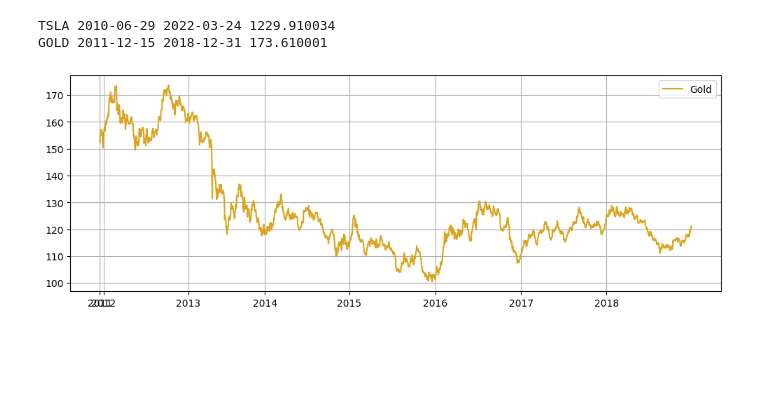
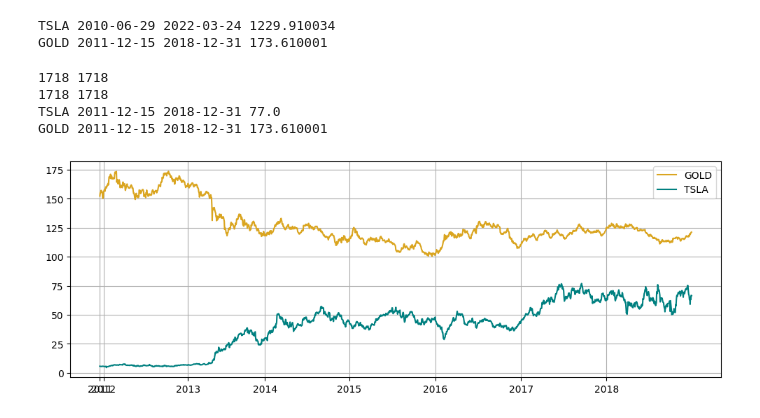
Before and after one commit to Berkin99/DeepLearning, a Jupyter notebook: Homework3/src/Homework3_244201001109_Yilmaz_Berkin.ipynb, the cells around one changed output. Drawn from its saved outputs; the diff is of its cells as text; code cells hidden in the pictures; blank space fills up the shorter version.

```diff
--- a/Homework3/src/Homework3_244201001109_Yilmaz_Berkin.ipynb
+++ b/Homework3/src/Homework3_244201001109_Yilmaz_Berkin.ipynb
@@ -15,11 +15,7 @@ from tensorflow.keras import layers, models, optimizers
 # %%
 # Extract the data
 tsla_dates = []
-tsla_open = []
-tsla_high = []
-tsla_low = []
 tsla_close = []
-tsla_adj = []
 tsla_volume = []
 
 with open("TSLA.csv", "r") as file:
@@ -27,11 +23,7 @@ with open("TSLA.csv", "r") as file:
     next(reader)
     for row in reader:
         tsla_dates.append(row[0])
-        tsla_open.append(float(row[1]))
-        tsla_high.append(float(row[2]))
-        tsla_low.append(float(row[3]))
         tsla_close.append(float(row[4]))
-        tsla_adj.append(float(row[5]))
         tsla_volume.append(float(row[6]))
 # %%
 class Data1D:
@@ -221,9 +206,6 @@ plt.show()
 # %%
 # Extract the data
 gold_dates = []
-gold_open = []
-gold_high = []
-gold_low = []
 gold_close = []
 
 with open("GOLD.csv", "r") as file:
@@ -231,9 +213,6 @@ with open("GOLD.csv", "r") as file:
     next(reader)
     for row in reader:
         gold_dates.append(row[0])
-        gold_open.append(float(row[1]))
-        gold_high.append(float(row[2]))
-        gold_low.append(float(row[3]))
         gold_close.append(float(row[4]))
 
 print("TSLA", tsla_dates[0], tsla_dates[-1], max(tsla_close))
@@ -241,18 +220,50 @@ print("GOLD", gold_dates[0], gold_dates[-1], max(gold_close))
 # %% [output]
 TSLA 2010-06-29 2022-03-24 1229.910034
 GOLD 2011-12-15 2018-12-31 173.610001
+# %%
+# Removing the TSLA and GOLD  data if the time is not same
+
+i = 0
+while 1:
+    if (i >= len(tsla_dates)): break
+    if not gold_dates.__contains__(tsla_dates[i]):
+        tsla_dates.pop(i)
+        tsla_close.pop(i)
+        continue
+    i += 1
+
+i = 0
+while 1:
+    if (i >= len(gold_dates)): break
+    if not tsla_dates.__contains__(gold_dates[i]):
+        gold_dates.pop(i)
+        gold_close.pop(i)
+        continue
+    i += 1
+
+
+print(len(tsla_close), len(gold_close))
+print(len(tsla_dates), len(gold_dates))
+
+print("TSLA", tsla_dates[0], tsla_dates[-1], max(tsla_close))
+print("GOLD", gold_dates[0], gold_dates[-1], max(gold_close))
+# %% [output]
+1718 1718
+1718 1718
+TSLA 2011-12-15 2018-12-31 77.0
+GOLD 2011-12-15 2018-12-31 173.610001
 # %%
-
 years = [date[:4] for date in gold_dates]
 unique_years = sorted(set(years))
 xticks_positions = [years.index(year) for year in unique_years]
 
 plt.figure(figsize=(12, 4))
-plt.plot(gold_close, label="Gold", color="goldenrod")
+plt.plot(gold_close, label="GOLD", color="goldenrod")
+plt.plot(tsla_close, label="TSLA", color="teal")
 
 plt.xticks(xticks_positions, unique_years)
 plt.legend()
 plt.grid(True)
 plt.show()
 # %% [output]
-[figure, old version]
+[figure, new version]
```
Also changed, not shown: parts of 38 cells of this notebook, 1 other file.
